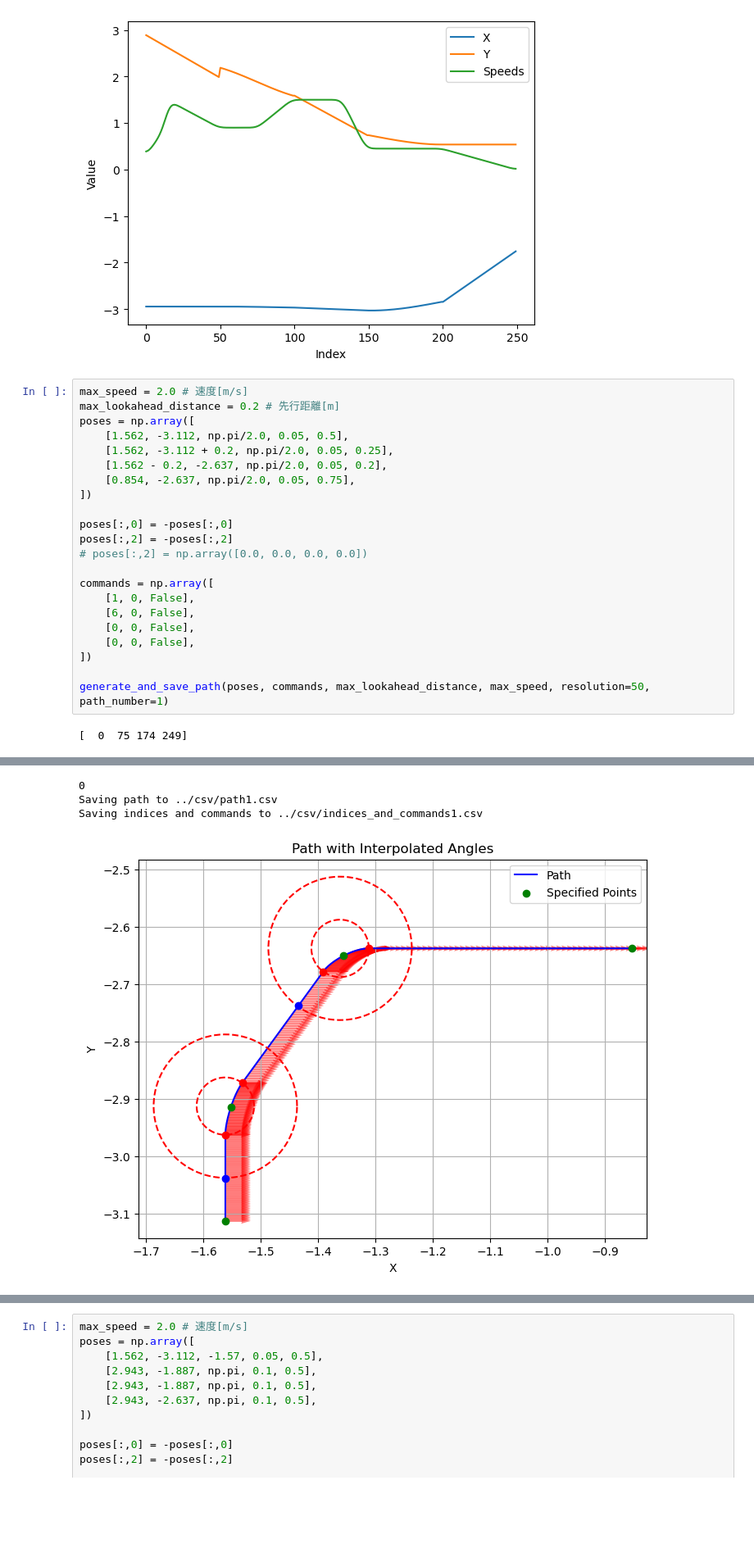
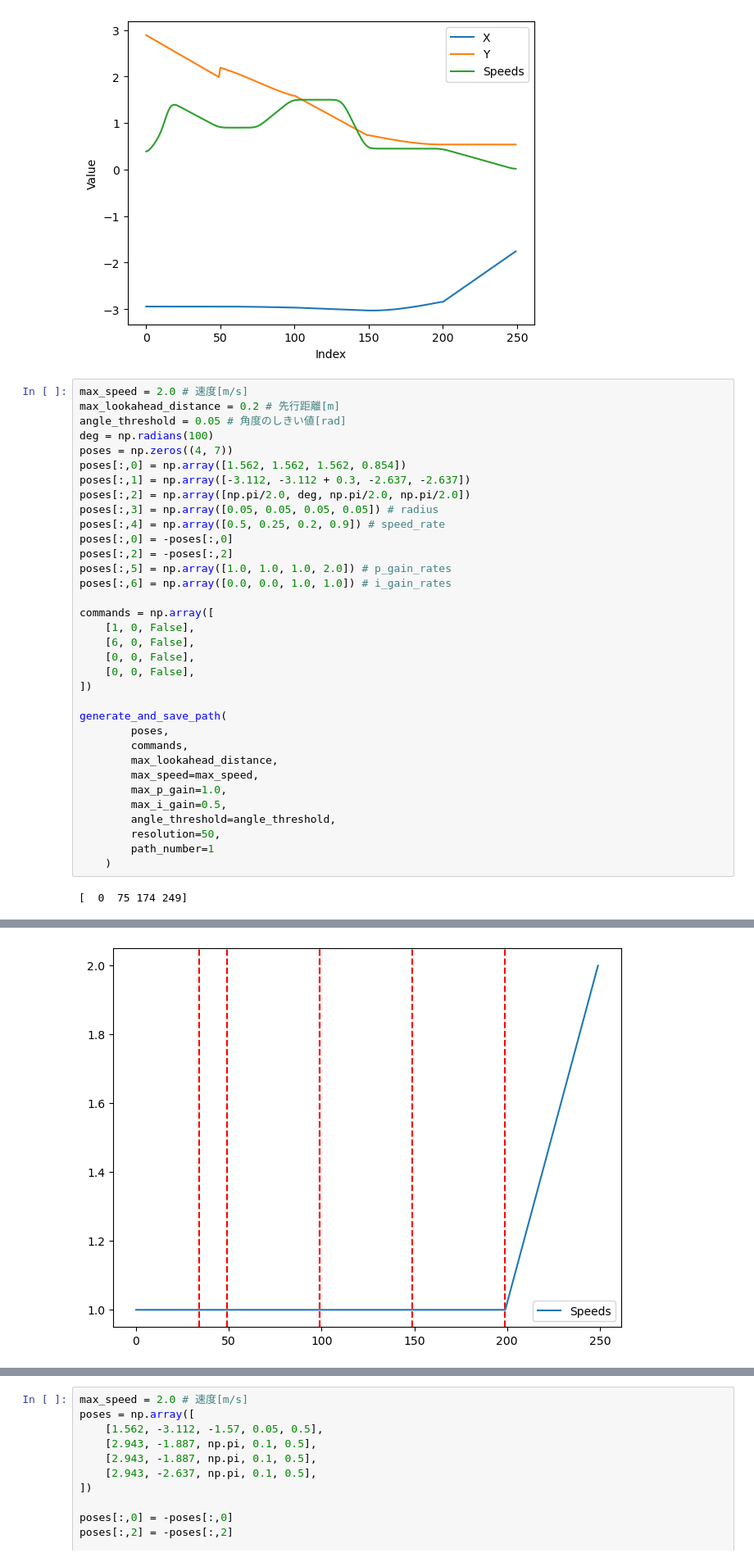
Before and after one commit to NeyagawaRobocons/chassis_haru_robo2024, a Jupyter notebook: pure_pursuit/pure_pursuit/pure_pursuit_test.ipynb, the cells around one changed output, grey strips where cells are left out. Shown at 82% size. Saved outputs shown, nothing was run; the diff lists cells and outputs as text; blank space fills up the shorter version.

```diff
--- a/pure_pursuit/pure_pursuit/pure_pursuit_test.ipynb
+++ b/pure_pursuit/pure_pursuit/pure_pursuit_test.ipynb
@@ -680,16 +708,18 @@ Saving indices and commands to ../csv/indices_and_commands4.csv
 # %%
 max_speed = 2.0 # 速度[m/s]
 max_lookahead_distance = 0.2 # 先行距離[m]
-poses = np.array([
-    [1.562, -3.112, np.pi/2.0, 0.05, 0.5],
-    [1.562, -3.112 + 0.2, np.pi/2.0, 0.05, 0.25],
-    [1.562 - 0.2, -2.637, np.pi/2.0, 0.05, 0.2],
-    [0.854, -2.637, np.pi/2.0, 0.05, 0.75],
-])
-
+angle_threshold = 0.05 # 角度のしきい値[rad]
+deg = np.radians(100)
+poses = np.zeros((4, 7))
+poses[:,0] = np.array([1.562, 1.562, 1.562, 0.854])
+poses[:,1] = np.array([-3.112, -3.112 + 0.3, -2.637, -2.637])
+poses[:,2] = np.array([np.pi/2.0, deg, np.pi/2.0, np.pi/2.0])
+poses[:,3] = np.array([0.05, 0.05, 0.05, 0.05]) # radius
+poses[:,4] = np.array([0.5, 0.25, 0.2, 0.9]) # speed_rate
 poses[:,0] = -poses[:,0]
 poses[:,2] = -poses[:,2]
-# poses[:,2] = np.array([0.0, 0.0, 0.0, 0.0])
+poses[:,5] = np.array([1.0, 1.0, 1.0, 2.0]) # p_gain_rates
+poses[:,6] = np.array([0.0, 0.0, 1.0, 1.0]) # i_gain_rates
 
 commands = np.array([
     [1, 0, False],
@@ -698,6 +728,16 @@ commands = np.array([
     [0, 0, False],
 ])
 
-generate_and_save_path(poses, commands, max_lookahead_distance, max_speed, resolution=50, path_number=1)
+generate_and_save_path(
+        poses,
+        commands,
+        max_lookahead_distance,
+        max_speed=max_speed,
+        max_p_gain=1.0,
+        max_i_gain=0.5,
+        angle_threshold=angle_threshold,
+        resolution=50,
+        path_number=1
+    )
 # %% [output]
 [  0  75 174 249]
@@ -705,4 +745 @@ generate_and_save_path(poses, commands, max_lookahead_distance, max_speed, resol
-0
-Saving path to ../csv/path1.csv
-Saving indices and commands to ../csv/indices_and_commands1.csv
-[figure, old version]
+[figure, new version]
```
Also changed, not shown: parts of 4 cells of this notebook, 8 other files.
